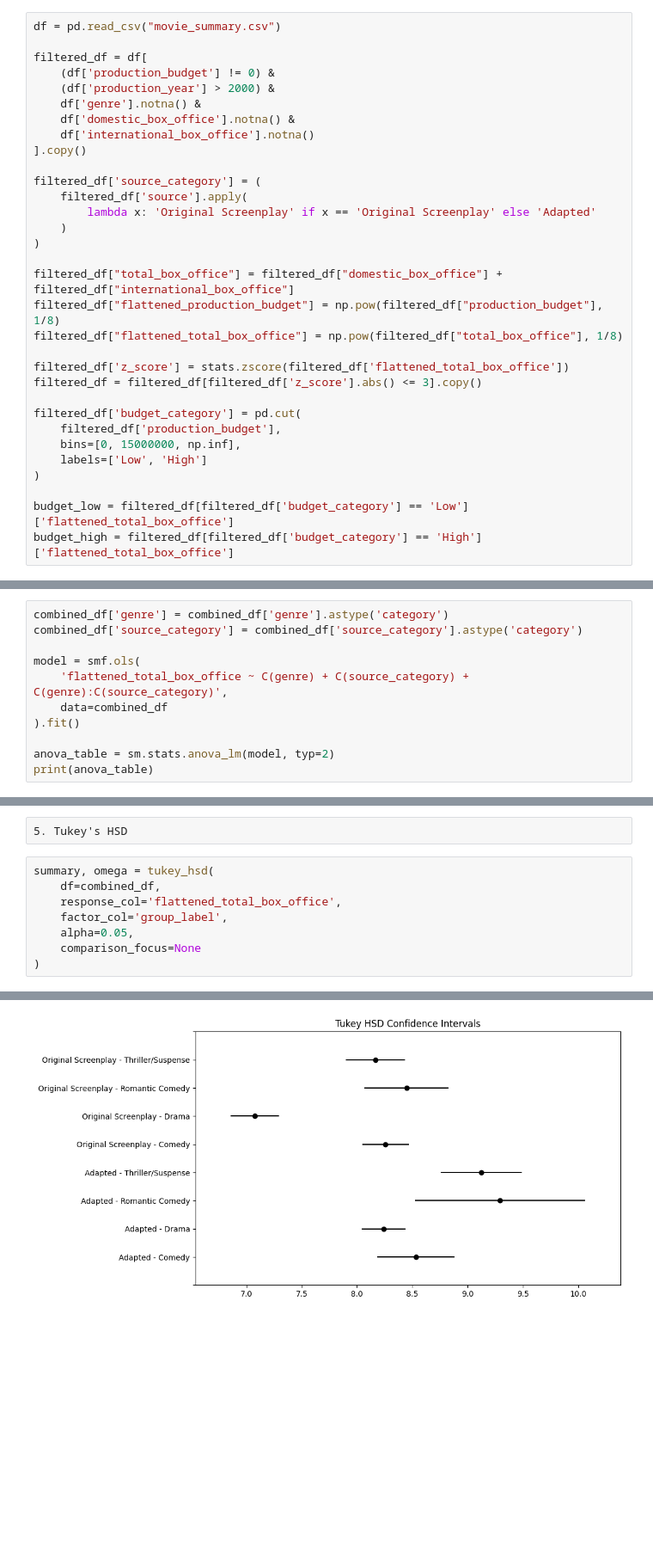
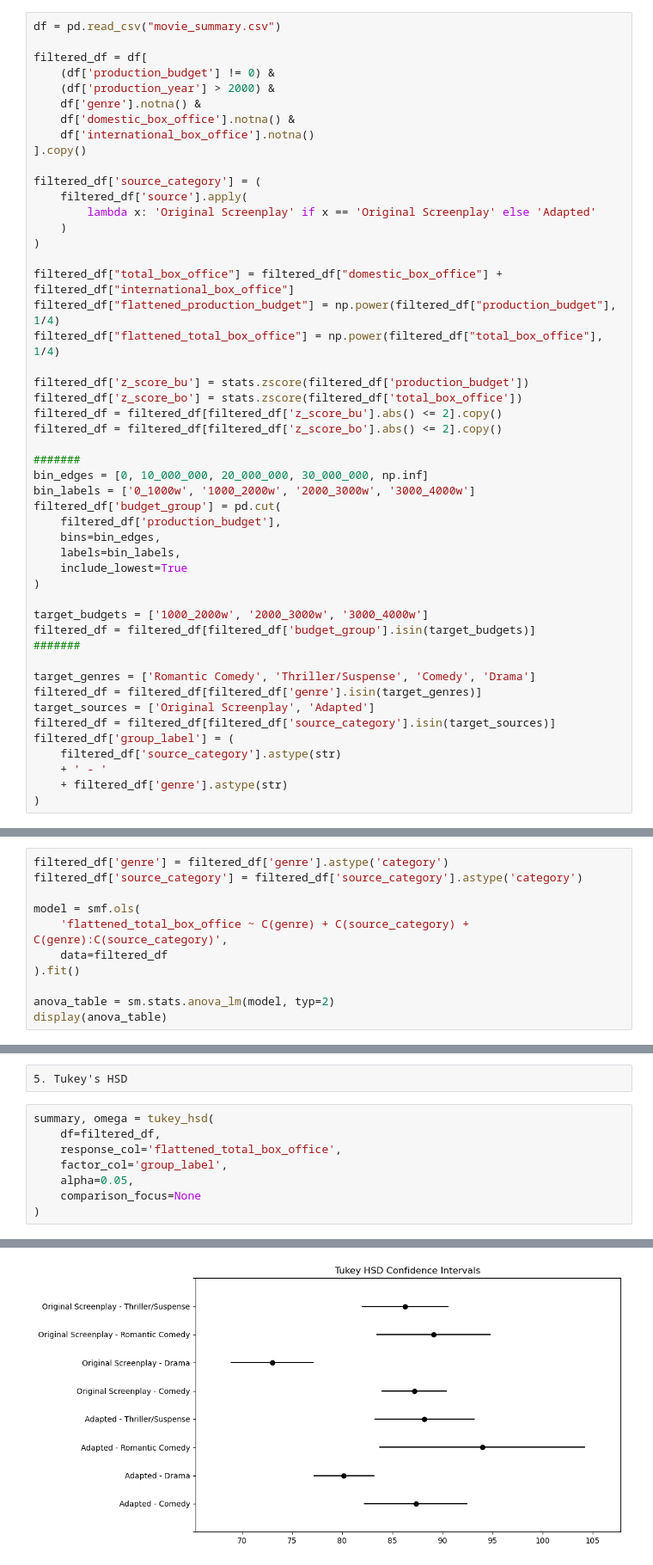
Before and after one commit to Ocean1029/Statistics_Final_Project, a Jupyter notebook: final_code_workspace/task_3.ipynb, the cells around one changed output, grey strips where cells are left out. Shown: that part at 86% size. Drawn from its saved outputs; the diff is of its cells as text; blank space fills up the shorter version.

Commit message:
Finished task 2 and 3 for budget group 0_1000w excluded. Modified test logic and data filter.

```diff
--- a/final_code_workspace/task_3.ipynb
+++ b/final_code_workspace/task_3.ipynb
@@ -165,17 +146,34 @@ filtered_df['source_category'] = (
 )
 
 filtered_df["total_box_office"] = filtered_df["domestic_box_office"] + filtered_df["international_box_office"]
-filtered_df["flattened_production_budget"] = np.pow(filtered_df["production_budget"], 1/8)
-filtered_df["flattened_total_box_office"] = np.pow(filtered_df["total_box_office"], 1/8)
+filtered_df["flattened_production_budget"] = np.power(filtered_df["production_budget"], 1/4)
+filtered_df["flattened_total_box_office"] = np.power(filtered_df["total_box_office"], 1/4)
 
-filtered_df['z_score'] = stats.zscore(filtered_df['flattened_total_box_office'])
-filtered_df = filtered_df[filtered_df['z_score'].abs() <= 3].copy()
+filtered_df['z_score_bu'] = stats.zscore(filtered_df['production_budget'])
+filtered_df['z_score_bo'] = stats.zscore(filtered_df['total_box_office'])
+filtered_df = filtered_df[filtered_df['z_score_bu'].abs() <= 2].copy()
+filtered_df = filtered_df[filtered_df['z_score_bo'].abs() <= 2].copy()
 
-filtered_df['budget_category'] = pd.cut(
+#######
+bin_edges = [0, 10_000_000, 20_000_000, 30_000_000, np.inf]
+bin_labels = ['0_1000w', '1000_2000w', '2000_3000w', '3000_4000w']
+filtered_df['budget_group'] = pd.cut(
     filtered_df['production_budget'],
-    bins=[0, 15000000, np.inf],
-    labels=['Low', 'High']
+    bins=bin_edges,
+    labels=bin_labels,
+    include_lowest=True
 )
 
-budget_low = filtered_df[filtered_df['budget_category'] == 'Low']['flattened_total_box_office']
-budget_high = filtered_df[filtered_df['budget_category'] == 'High']['flattened_total_box_office']
+target_budgets = ['1000_2000w', '2000_3000w', '3000_4000w']
+filtered_df = filtered_df[filtered_df['budget_group'].isin(target_budgets)]
+#######
+
+target_genres = ['Romantic Comedy', 'Thriller/Suspense', 'Comedy', 'Drama']
+filtered_df = filtered_df[filtered_df['genre'].isin(target_genres)]
+target_sources = ['Original Screenplay', 'Adapted']
+filtered_df = filtered_df[filtered_df['source_category'].isin(target_sources)]
+filtered_df['group_label'] = (
+    filtered_df['source_category'].astype(str)
+    + ' - '
+    + filtered_df['genre'].astype(str)
+)
@@ -263,14 +284,14 @@ In the following part, we assume that the condition for ANOVA test is met.
 # %% [raw]
 4. Two-Way ANOVA
 # %%
-combined_df['genre'] = combined_df['genre'].astype('category')
-combined_df['source_category'] = combined_df['source_category'].astype('category')
+filtered_df['genre'] = filtered_df['genre'].astype('category')
+filtered_df['source_category'] = filtered_df['source_category'].astype('category')
 
 model = smf.ols(
     'flattened_total_box_office ~ C(genre) + C(source_category) + C(genre):C(source_category)',
-    data=combined_df
+    data=filtered_df
 ).fit()
 
 anova_table = sm.stats.anova_lm(model, typ=2)
-print(anova_table)
+display(anova_table)
 # %% [output]
@@ -283,7 +304,7 @@ Residual                     9606.483013  2283.0        NaN           NaN
 5. Tukey's HSD
 # %%
 summary, omega = tukey_hsd(
-    df=combined_df,
+    df=filtered_df,
     response_col='flattened_total_box_office',
     factor_col='group_label',
     alpha=0.05,
@@ -310 +331 @@ Original Screenplay - Romantic Comedy Original Screenplay - Thriller/Suspense  -
-[figure, old version]
+[figure, new version]
```
Also changed, not shown: parts of 13 cells of this notebook, 1 other file.
